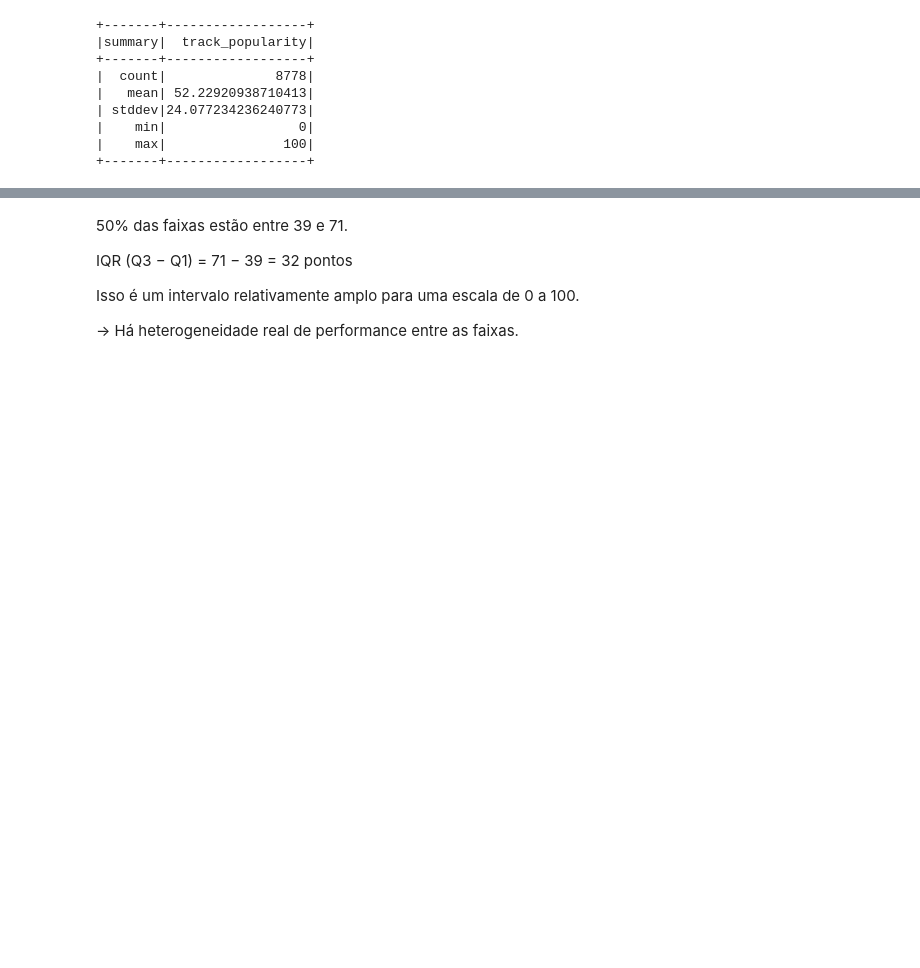
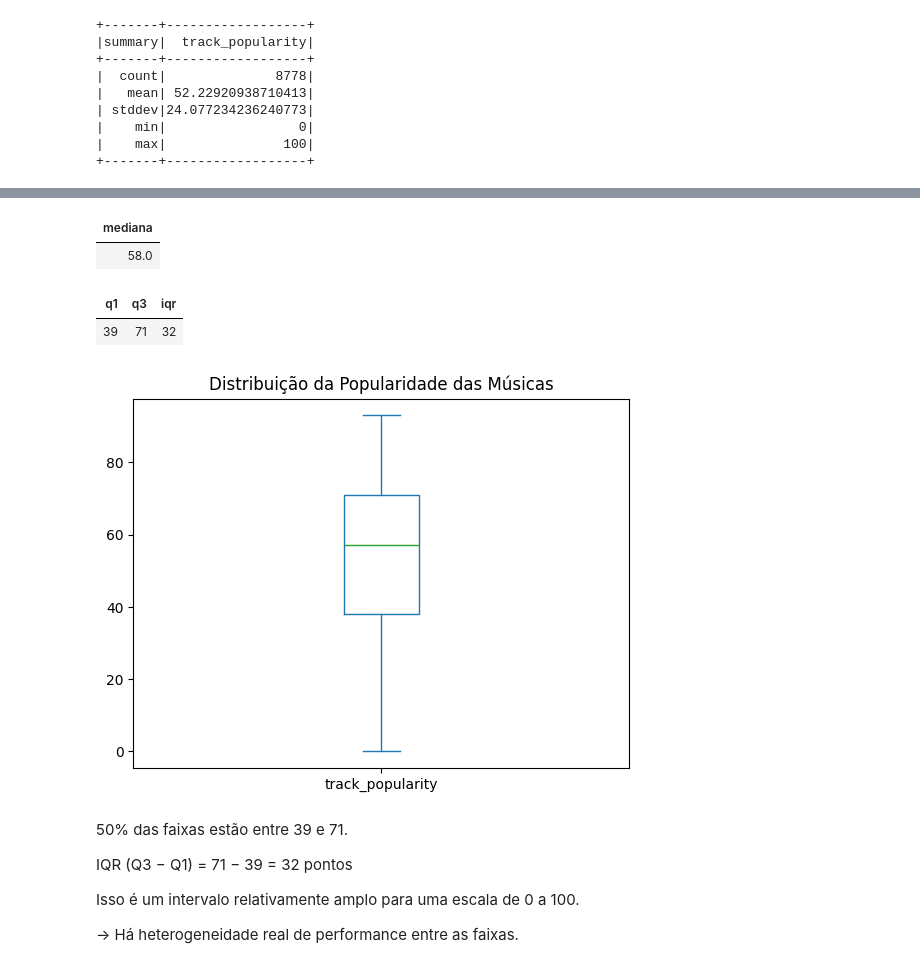
Before and after one commit to igorpedrozo27/MVP_Eng_Dados, a Jupyter notebook: MVP_ENGENHARIA_DE_DADOS.ipynb, the cells around one changed output, grey strips where cells are left out. Drawn from its saved outputs; the diff is of its cells as text; code cells hidden in the pictures; blank space fills up the shorter version.

```diff
--- a/MVP_ENGENHARIA_DE_DADOS.ipynb
+++ b/MVP_ENGENHARIA_DE_DADOS.ipynb
@@ -383,18 +383,3 @@ df.select("track_popularity").describe().show()
 |    min|                 0|
 |    max|               100|
 +-------+------------------+
-# %%
-from pyspark.sql import SparkSession
-import pyspark.pandas as ps
-
-# Garante que a JVM / Spark está inicializada (driver)
-spark = SparkSession.builder.getOrCreate()
-
-# Leitura da tabela registrada no metastore
-df_box = ps.read_table(
-    "mvp_eng_dados.gold.track_spotify_data_final",
-    index_col="track_id"
-)
-
-# Boxplot
-df_box["track_popularity"].plot.box()
@@ -403,3 +386,44 @@ df_box["track_popularity"].plot.box()
+# %%
+%sql
+SELECT
+    percentile(track_popularity, 0.5) AS mediana
+FROM mvp_eng_dados.gold.track_spotify_data_final;
+# %% [output]
+| mediana |
+| 58.0 |
+# %%
+%sql
+WITH quartis AS (
+    SELECT
+        percentile_approx(track_popularity, 0.25) AS q1,
+        percentile_approx(track_popularity, 0.75) AS q3
+    FROM mvp_eng_dados.gold.track_spotify_data_final
+    WHERE track_popularity IS NOT NULL
+)
+SELECT
+    q1,
+    q3,
+    (q3 - q1) AS iqr
+FROM quartis;
+# %% [output]
+| q1 | q3 | iqr |
+| 39 | 71 | 32 |
+# %%
+import matplotlib.pyplot as plt
+
+pdf = (
+    spark.read.table("mvp_eng_dados.gold.track_spotify_data_final")
+    .select("track_id", "track_popularity")
+    .sample(fraction=0.1)
+    .toPandas()
+)
+
+plt.figure()
+pdf.set_index("track_id")["track_popularity"].plot.box()
+plt.title("Distribuição da Popularidade das Músicas")
+plt.show()
+# %% [output]
+[figure, added]
 # %% [markdown]
 50% das faixas estão entre 39 e 71.
 
```
Also changed, not shown: parts of 1 cell of this notebook.
